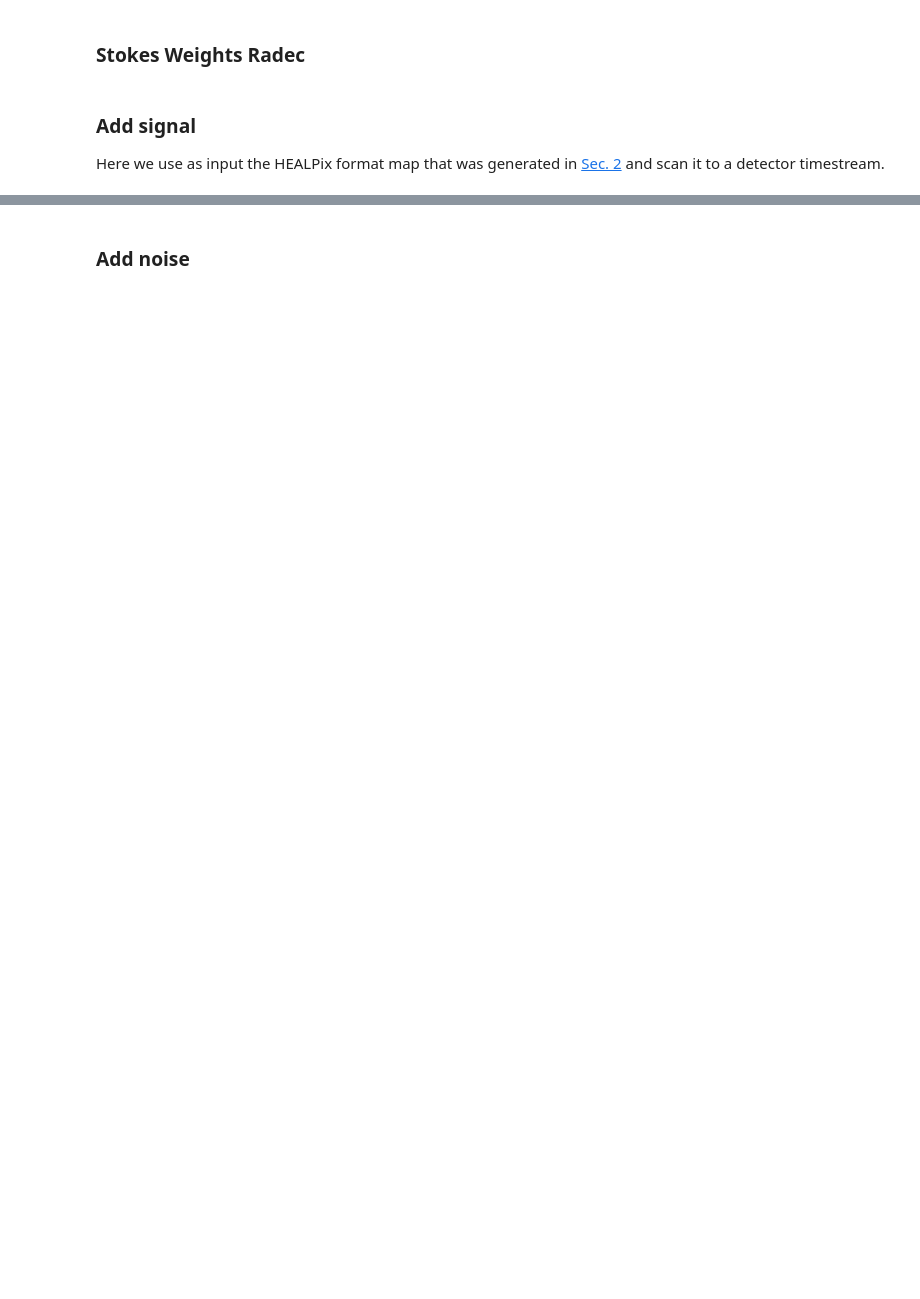
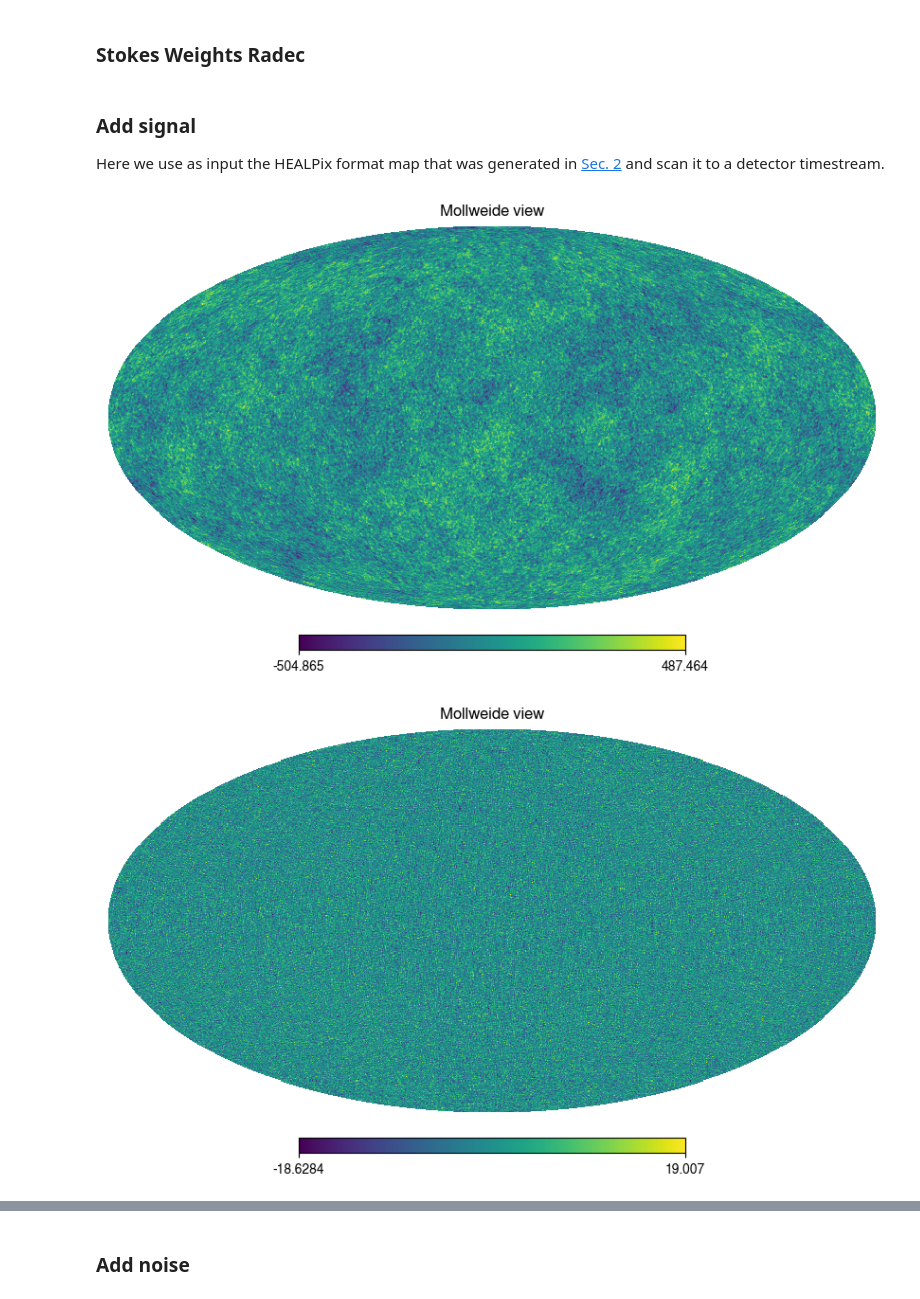
Before and after one commit to susannaaz/BBFLP, a Jupyter notebook: Sec4_Simulate_TOD_breakdown.ipynb, the cells around one changed output, grey strips where cells are left out. Cells and saved outputs as stored; diff of their text form; code cells hidden in the pictures; blank space fills up the shorter version.

```diff
--- a/Sec4_Simulate_TOD_breakdown.ipynb
+++ b/Sec4_Simulate_TOD_breakdown.ipynb
@@ -167,4 +165,7 @@ IQUmap = hp.read_map(file, field=[0,1,2])
 # %%
 npol = 3
 for p in np.arange(npol):
-    hp.mollview(IQU[p])
+    hp.mollview(IQUmap[p])
+# %% [output]
+[figure, added]
+[figure, added]
```
Also changed, not shown: parts of 6 cells of this notebook, 3 other files.
